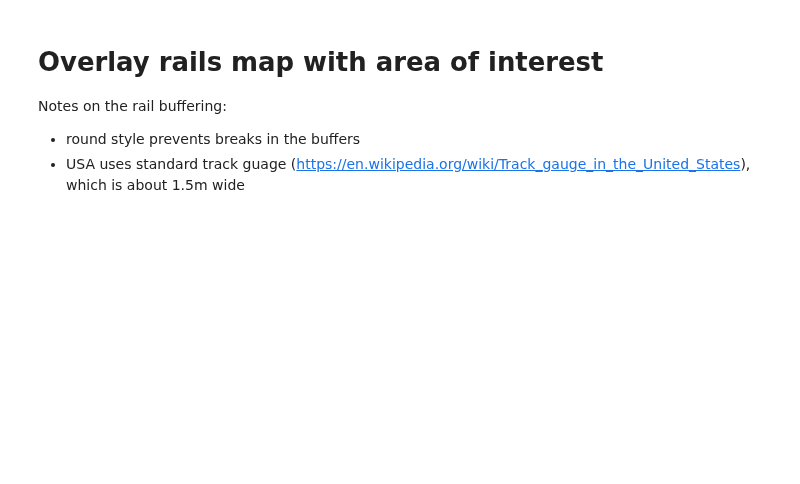
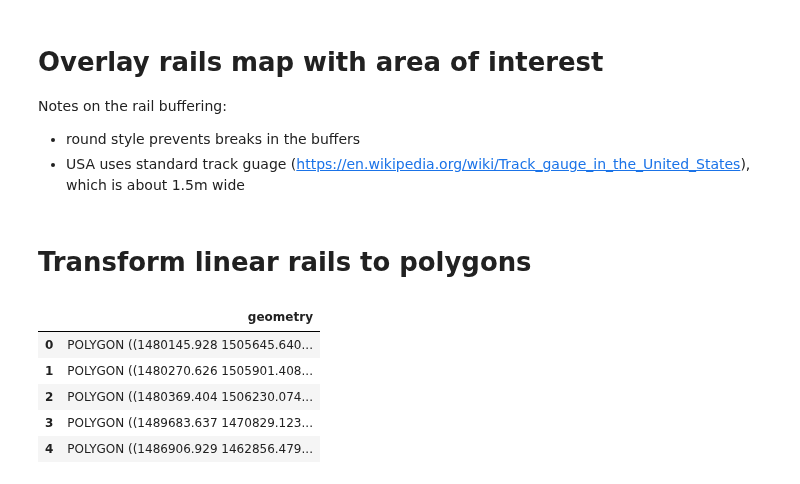
Before and after one commit to abartnof/largest_plot, a Jupyter notebook: scripts/rails.ipynb, the cells around one changed output. Cells and saved outputs as stored; diff of their text form; code cells hidden in the pictures; blank space fills up the shorter version.

```diff
--- a/scripts/rails.ipynb
+++ b/scripts/rails.ipynb
@@ -20,3 +21,17 @@ fn_rail_overlay = '/Volumes/Extreme SSD/largest_plots/clean_data/rails_overlay.p
 # %%
 Aoi = gpd.read_parquet(fn_aoi)
 Rails = gpd.read_file(fn_rails).to_crs(epsg=target_epsg)
+# %% [markdown]
+# Transform linear rails to polygons
+# %%
+RailPolygons = Rails[['geometry']].buffer(distance=0.75, cap_style='round')
+RailPolygons = RailPolygons.to_frame().rename(columns={0:'geometry'})
+RailPolygons.set_geometry('geometry', inplace=True)
+RailPolygons.head()
+# %% [output]
+|  | geometry |
+| 0 | POLYGON ((1480145.928 1505645.640... |
+| 1 | POLYGON ((1480270.626 1505901.408... |
+| 2 | POLYGON ((1480369.404 1506230.074... |
+| 3 | POLYGON ((1489683.637 1470829.123... |
+| 4 | POLYGON ((1486906.929 1462856.479... |
```
Also changed, not shown: parts of 12 cells of this notebook, 1 other file.
